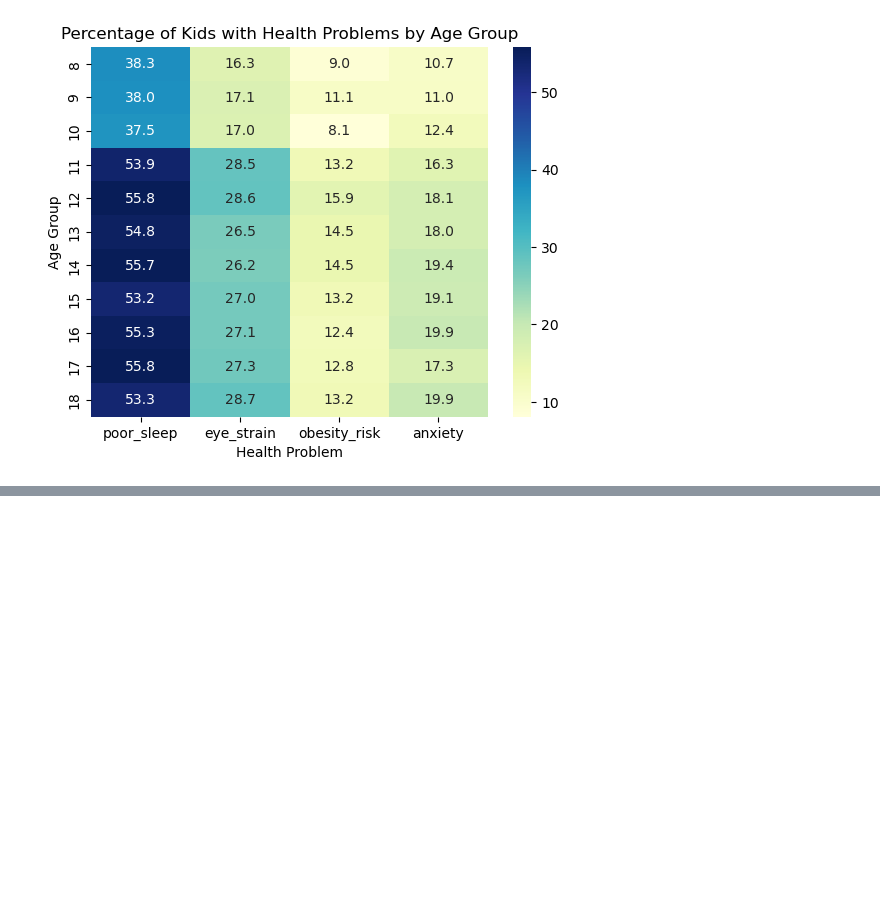
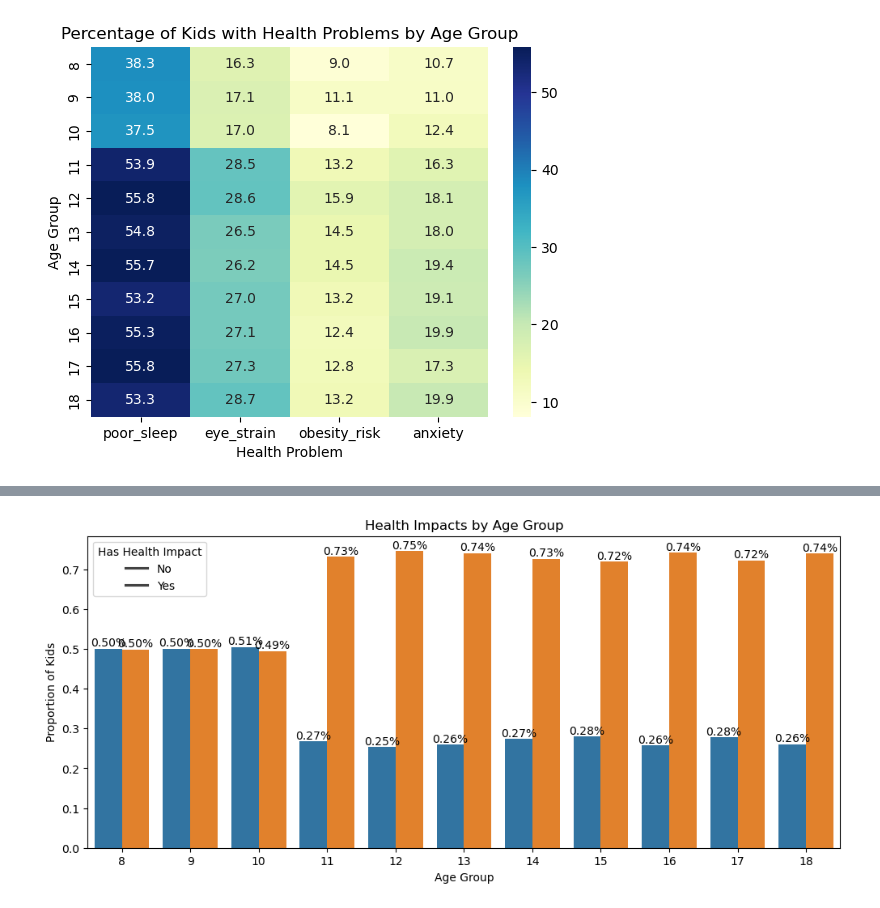
Before and after one commit to suranjanrana/indian-kids-screen-time-analysis, a Jupyter notebook: screen_time_analysis.ipynb, the cells around one changed output, grey strips where cells are left out. Drawn from its saved outputs; the diff is of its cells as text; code cells hidden in the pictures; blank space fills up the shorter version.

```diff
--- a/screen_time_analysis.ipynb
+++ b/screen_time_analysis.ipynb
@@ -427,0 +442,17 @@ plt.show()
+# %%
+health_impact_proportion_by_age = df.groupby("age")["has_health_impact"].value_counts(normalize=True)
+
+plt.figure(figsize=(12, 5))
+
+ax = sns.barplot(x=health_impact_proportion_by_age.index.get_level_values(0), y=health_impact_proportion_by_age.values, hue=health_impact_proportion_by_age.index.get_level_values(1))
+
+for container in ax.containers:
+    ax.bar_label(container, fmt="%.2f%%")
+
+ax.set_xlabel("Age Group")
+ax.set_ylabel("Proportion of Kids")
+ax.set_title("Health Impacts by Age Group")
+ax.legend(title="Has Health Impact", labels=["No", "Yes"])
+plt.show()
+# %% [output]
+[figure, added]
```
Also changed, not shown: parts of 2 cells of this notebook.
